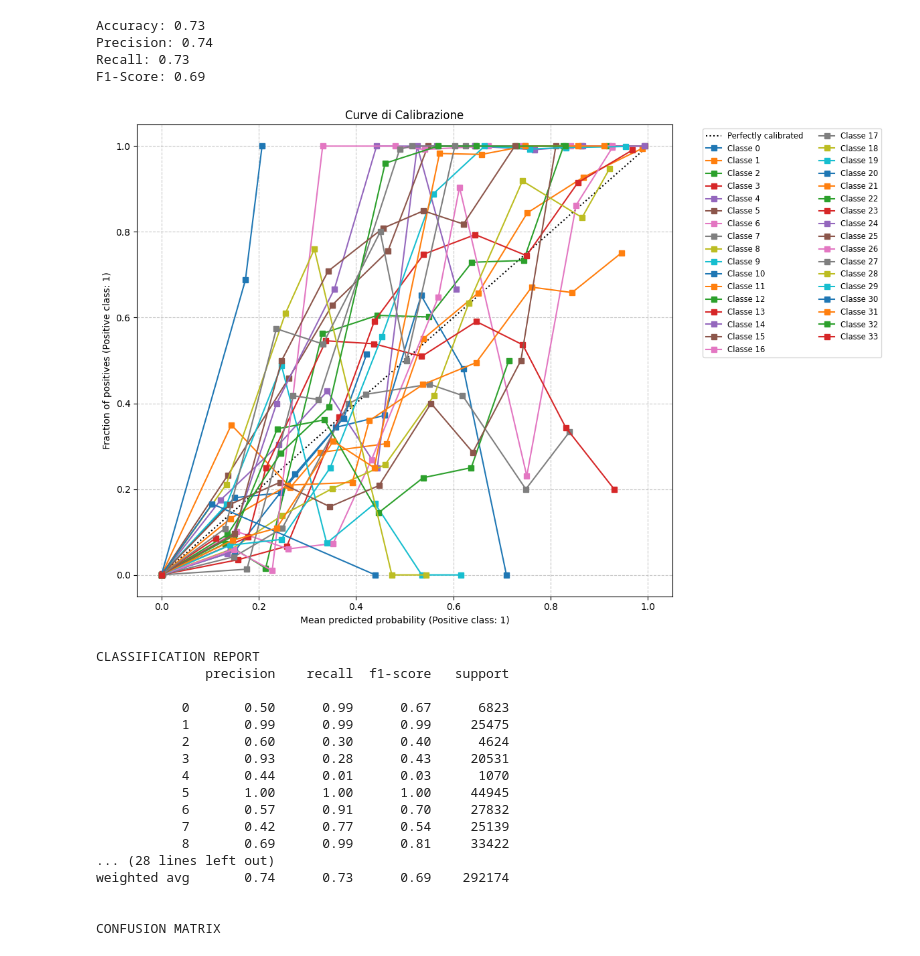
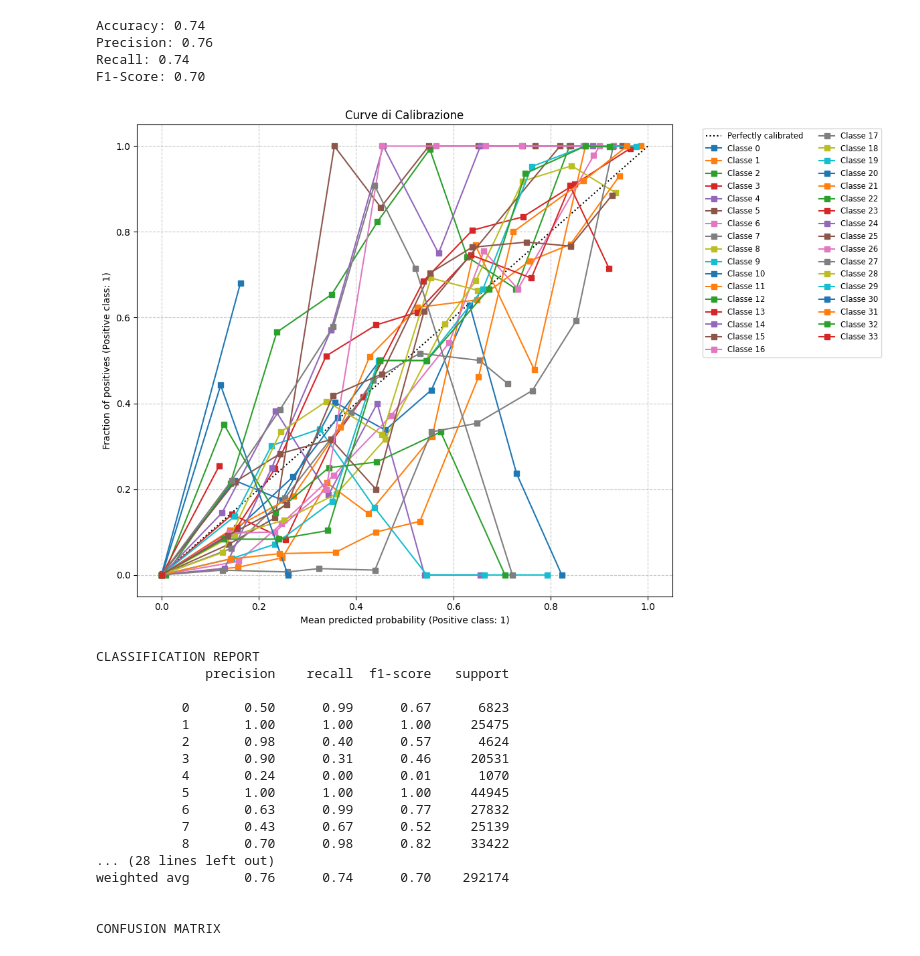
Before and after one commit to MattiaChiari/ML-Network-Traffic-Analysis, a Jupyter notebook: Py/index.ipynb, the cells around one changed output. Cells and saved outputs as stored; diff of their text form; code cells hidden in the pictures.

```diff
--- a/Py/index.ipynb
+++ b/Py/index.ipynb
@@ -118,28 +128,48 @@ RMSE: 308.00
 # %%
+
 #Logistic Regression
 from sklearn.linear_model import LogisticRegression
 from sklearn.metrics import accuracy_score, precision_score, recall_score, f1_score
 from sklearn.preprocessing import StandardScaler
 
 #from sklearn.preprocessing import RobustScaler
-
 X_train, X_test, y_train, y_test = train_test_split(X, y, test_size=0.2, random_state=42)
 
-scaler = StandardScaler()
-X_train = scaler.fit_transform(X_train)
-X_test = scaler.transform(X_test)
+# -- Oversampling e Undersampling --
+MAX_RIGHE = 15000
+MIN_RIGHE = 3000
+
+#Funzioni per il calcolo dei conteggi, necessarie per utilizzare il calibratore. (se non lo mettessimo quandoil calibrtore divide i dati in 3 i smapler vanno in crash)
+def calcola_under(y_al_momento):
+    conteggi = Counter(y_al_momento)
+    return {clas: min(n, MAX_RIGHE) for clas, n in conteggi.items()}
+
+def calcola_over(y_al_momento):
+    conteggi = Counter(y_al_momento)
+    return {clas: max(n, MIN_RIGHE) for clas, n in conteggi.items()}
+
+undersampler = RandomUnderSampler(sampling_strategy=calcola_under, random_state=42)
+oversampler  = SMOTE(sampling_strategy=calcola_over, random_state=42, k_neighbors=3)
 
 lr_model = LogisticRegression(
     solver='lbfgs',
     max_iter=500,
     C=1.0,                      # Per evitare overfitting
-    class_weight='balanced',
+    #class_weight='balanced',
     #n_jobs=-1,
     random_state=42,
     tol=1e-3                    # più tolleranza per risparmiare tempo
 )
 
-calibrated_lr = CalibratedClassifierCV(lr_model, method='isotonic', cv=3)
+scaler = StandardScaler()
+pipeline_lr = Pipeline(steps=[
+    ('Normalizzazione', scaler),        # lo scaler viene fatto direttamente nella pipeline
+    ('Riduci_Maggioranza', undersampler),
+    ('Aumenta_Minoranza', oversampler),
+    ('Classificatore_LR', lr_model)
+])
+
+calibrated_lr = CalibratedClassifierCV(pipeline_lr, method='isotonic', cv=3)
 
 calibrated_lr.fit(X_train,y_train)
 y_pred_log = calibrated_lr.predict(X_test)
@@ -176,52 +206,58 @@ plt.grid(True, linestyle='--', alpha=0.7)
 plt.legend(bbox_to_anchor=(1.05, 1), loc='upper left', ncol=2, fontsize='small')
 plt.tight_layout() # Sistema i margini
 plt.show()
 
 print("\nCLASSIFICATION REPORT")
 print(classification_report(y_test, y_pred_log, zero_division=0))
 
 print("\nCONFUSION MATRIX")
 cm = confusion_matrix(y_test, y_pred_log)
 plt.figure(figsize=(15, 12))
 sns.heatmap(cm, annot=True,fmt='g', annot_kws={"size":7}, cmap='Blues',cbar=True)
 plt.title('Logistic Regression')
 plt.xlabel('Classe Predetta')
 plt.ylabel('Classe Reale')
 plt.show()
 
 #TEST
 # Prova con solver = saga e max_iter = 100, Risultati: Accuracy: 0.68, Precision: 0.73, Recall: 0.68, F1-Score: 0.68 T_esec 5:03 -- risultati dovuti al max_iter troppo basso, ma aumentandolo si allungherebbero di troppo i tempi di esecuzione
 # Prova con solver = lbfgs e max_iter = 500, Risutlati: Accuracy: 0.72, Precision: 0.75, Recall: 0.72, F1-Score: 0.71 T_esec : 5:26 -- risultati migliori grazie all'aumento delle iterazioni ma ancora tempi troppo lunghi per i risultati ottenuti
 # Prova con solver = lbfgs e max_iter = 500 ma rimuovendo C=1.0, Risutlati: Accuracy: 0.72, Precision: 0.75, Recall: 0.72, F1-Score: 0.71 T_esec : 5:28 -- risultati identici, non era la regolarizzazione a dare problemi
 # Prova con solver = lbfgs e max_iter = 500 ma utilizzando uno scaler dviverso (RobustScaler): Accuracy: 0.53, Precision: 0.57, Recall: 0.53, F1-Score: 0.51 -- Pessimo
 
 #OSSERVAZIONI
 # La logistic regression non raggiunge i livelli di accuratezza desiderati e soprattutto impega molto più tempo di altri modelli che arrivano a risultati migliori in meno tempo.
 # Aumentando il numero di iterazioni si potrebbe puntare ad ottenere risultati migliori ma a netto discapito delle tempistiche che sono gia eccessivamente lunghe.
 
 #TEST 2
 # Prova con solver = lbfgs e max_iter = 500 e aggiunta calibrazione con CalibratedClassifierCV Risultati: Accuracy: 0.73, Precision: 0.74, Recall: 0.73, F1-Score: 0.69 T_Esec: 9:54 -- Noto che con la calibrazione l'accuratezza è aumentata ma è diminuito drasticamente l'F1_score. Inoltre sono aumentati anche i tempi di esecuzione
 # L'analisi del grafico mostra una grave insabilità, in alucni casi il modello sottostima e in altri sovrastima. Dimostra che per alcune classi il nostro modello è molto performante ma per altre prorpio no. Unica nota positiva sembra overperformare quando la classe da indovinare è benigna.
+
+#Test 3
+# Aggiunto Oversampling e Undersampling Risultati: Accuracy: 0.74 Precision: 0.74 Recall: 0.74 F1-Score: 0.70 T_esec: 2:13 (MAX_RIGHE = 15000, MIN_RIGHE = 3000)
+# Applicando Oversampling e Undersampling l'accuratezza totale è aumentata di una percentuale ma la macroF1 è ancora molto bassa: 0.38
+
+# Dopo ver riaggiunto tre colonne: Header Lenght, psh_flag_number e rst_flag_number Risultati: Accuracy: 0.74 Precision: 0.76 Recall: 0.74 F1-Score: 0.70 macro avg: 0.41 T_esec: 1:10
 # %% [output]
-Accuracy: 0.73
-Precision: 0.74
-Recall: 0.73
-F1-Score: 0.69
+Accuracy: 0.74
+Precision: 0.76
+Recall: 0.74
+F1-Score: 0.70
-[figure, old version]
+[figure, new version]
 CLASSIFICATION REPORT
               precision    recall  f1-score   support
 
            0       0.50      0.99      0.67      6823
-           1       0.99      0.99      0.99     25475
-           2       0.60      0.30      0.40      4624
-           3       0.93      0.28      0.43     20531
-           4       0.44      0.01      0.03      1070
+           1       1.00      1.00      1.00     25475
+           2       0.98      0.40      0.57      4624
+           3       0.90      0.31      0.46     20531
+           4       0.24      0.00      0.01      1070
            5       1.00      1.00      1.00     44945
-           6       0.57      0.91      0.70     27832
-           7       0.42      0.77      0.54     25139
-           8       0.69      0.99      0.81     33422
+           6       0.63      0.99      0.77     27832
+           7       0.43      0.67      0.52     25139
+           8       0.70      0.98      0.82     33422
 ... (28 lines left out)
-weighted avg       0.74      0.73      0.69    292174
+weighted avg       0.76      0.74      0.70    292174
 
 
 CONFUSION MATRIX
```
Also changed, not shown: parts of 7 cells of this notebook, 1 other file.
